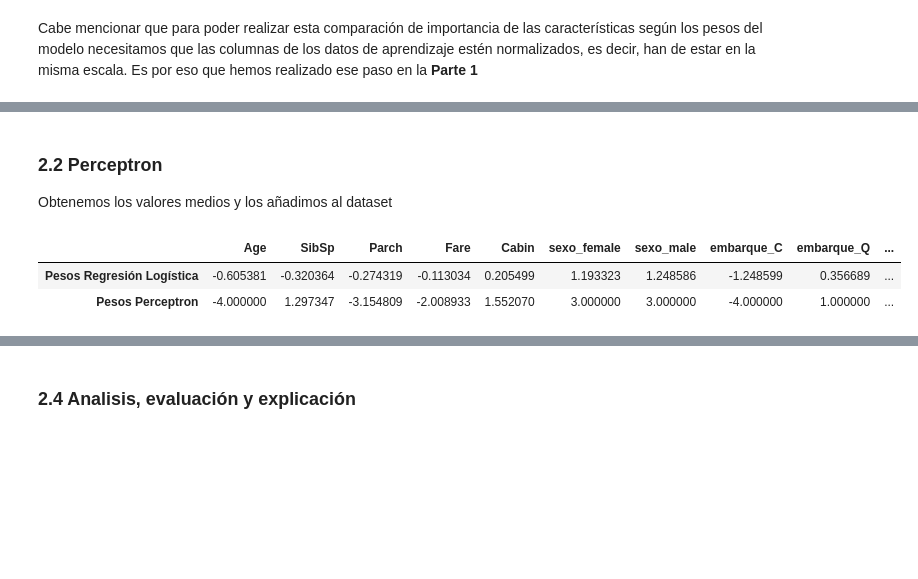
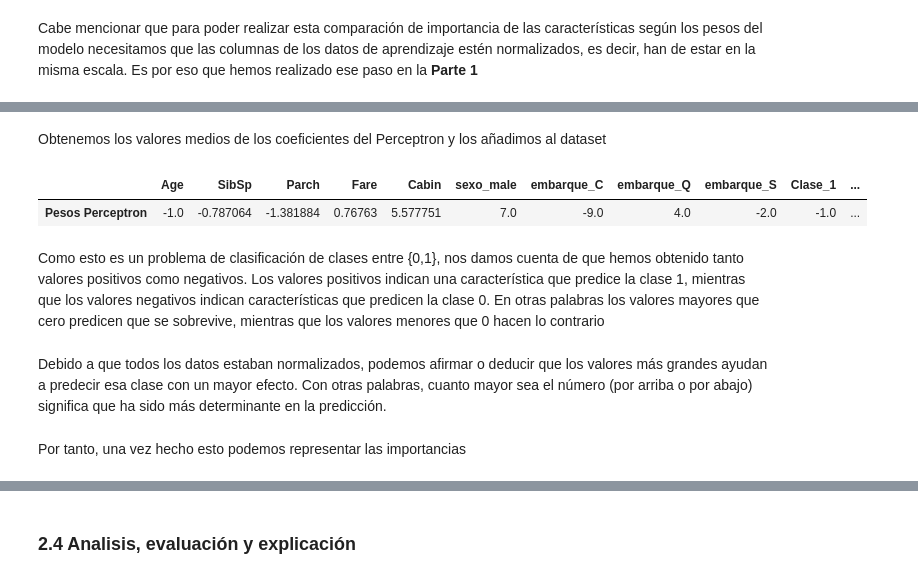
Before and after one commit to diegofes18/ia_2022, a Jupyter notebook: Practica2/TitanicPrediction.ipynb, the cells around one changed output, grey strips where cells are left out. Cells and saved outputs as stored; diff of their text form; code cells hidden in the pictures; blank space fills up the shorter version.

```diff
--- a/Practica2/TitanicPrediction.ipynb
+++ b/Practica2/TitanicPrediction.ipynb
@@ -113,6 +114,7 @@ Realizaremos esto con las columnas '*Sex*', '*Embarked*' y '*Pclass*'
 clb = df.pop("Sex")
 ohe_clb = pd.get_dummies(clb, prefix='sexo')
 df = pd.concat([df.reset_index(drop=True), ohe_clb.reset_index(drop=True)], axis=1, sort=False)
+df = df.drop('sexo_female', axis=1)
 # %%
 #Para el Embarque
 clb = df.pop("Embarked")
@@ -266,7 +270,7 @@ Esto se puede realizar haciendo uso de la libreria **GridSearchCV**
 # %%
 #PARAMETROS
 #numero de iteraciones
-iteraciones = np.array([700,800,850,900,1000,1100,1200])
+iteraciones = np.arange(700,1200,100)
 #Algoritmo usado en la optimización
 optimizadores = np.array(['lbfgs', 'liblinear', 'newton-cg', 'sag', 'saga'])
 
@@ -283,7 +287,7 @@ print(grid.best_params_)
 # %% [markdown]
 Una vez que optimizamos los parámetros posibles (a pesar de que la libreria cuente con más posiblilidades nosotros contemplamos estos) pasamos a crear el modelo de regresión logística definitivo.
 # %%
-new_modeloLR = LogisticRegression(max_iter=700, solver='lbfgs')
+new_modeloLR = LogisticRegression(max_iter=700, solver='liblinear')
 new_modeloLR.fit(X_train,y_train)
 new_prediction_lr=new_modeloLR.predict(X_test)
 print('La precisión del modelo de Regresión Logística es del ',
@@ -302,7 +306,7 @@ Vovemos a consultar los mejores parametros para el modelo
 # %%
 #PARAMETROS
 #numero de iteraciones
-iteraciones = np.array([700,800,850,900,1000,1100,1200])
+iteraciones = np.arange(700,1200,100)
 #Constante para regularizar
 alphas = np.array([1, 0.5, 0.2, 0.1, 0.05, 0.02, 0.01])
 #Mezclar o no después de cada ciclo
@@ -467,20 +469,23 @@ df1.head()
 # %% [markdown]
-### 2.2 Perceptron
-
-Obtenemos los valores medios y los añadimos al dataset
+Obtenemos los valores medios de los coeficientes del Perceptron y los añadimos al dataset
 # %%
 pesos = []
-keys =  df1.columns
+# keys =  df1.columns
 iterations = 10
-
+#Obtenemos pesos del Perceptron
 pesos = get_weights(modeloPer, iterations)
 dictionary = dict(zip(keys, pesos))
 
-dflr = pd.DataFrame(dictionary, index=['Pesos Perceptron'])
+dfper = pd.DataFrame(dictionary, index=['Pesos Perceptron'])
 #añadimos al dataset
-df1 = pd.concat([df1, dflr], axis=0)
-df1.head()
+df1 = pd.concat([df1, dfper], axis=0)
+dfper.head()
 # %% [output]
-|  | Age | SibSp | Parch | Fare | Cabin | sexo_female | sexo_male | embarque_C | embarque_Q | ... |
-| Pesos Regresión Logística | -0.605381 | -0.320364 | -0.274319 | -0.113034 | 0.205499 | 1.193323 | 1.248586 | -1.248599 | 0.356689 | ... |
-| Pesos Perceptron | -4.000000 | 1.297347 | -3.154809 | -2.008933 | 1.552070 | 3.000000 | 3.000000 | -4.000000 | 1.000000 | ... |
+|  | Age | SibSp | Parch | Fare | Cabin | sexo_male | embarque_C | embarque_Q | embarque_S | Clase_1 | ... |
+| Pesos Perceptron | -1.0 | -0.787064 | -1.381884 | 0.76763 | 5.577751 | 7.0 | -9.0 | 4.0 | -2.0 | -1.0 | ... |
+# %% [markdown]
+Como esto es un problema de clasificación de clases entre {0,1}, nos damos cuenta de que hemos obtenido tanto valores positivos como negativos. Los valores positivos indican una característica que predice la clase 1, mientras que los valores negativos indican características que predicen la clase 0. En otras palabras los valores mayores que cero predicen que se sobrevive, mientras que los valores menores que 0 hacen lo contrario
+# %% [markdown]
+Debido a que todos los datos estaban normalizados, podemos afirmar o deducir que los valores más grandes ayudan a predecir esa clase con un mayor efecto. Con otras palabras, cuanto mayor sea el número (por arriba o por abajo) significa que ha sido más determinante en la predicción.
+# %% [markdown]
+Por tanto, una vez hecho esto podemos representar las importancias
```
Also changed, not shown: parts of 39 cells of this notebook, 2 other files.
